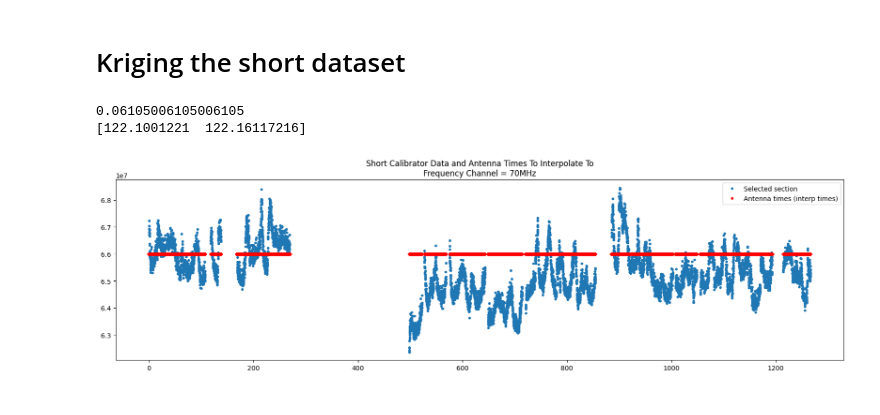
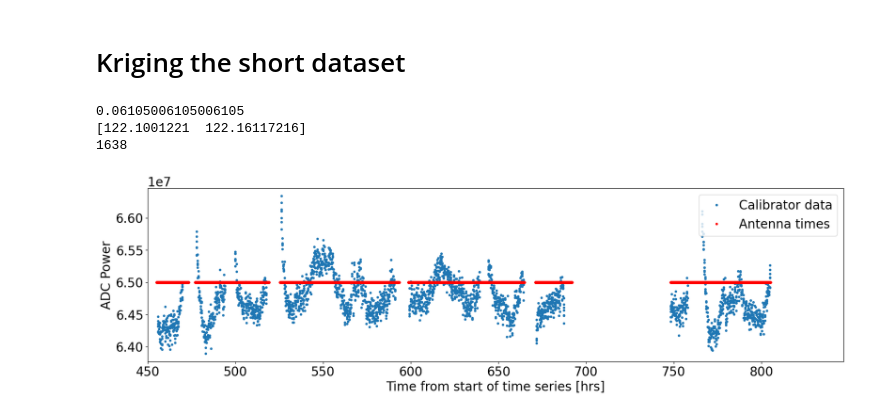
Before and after one commit to PRIZM-Experiment/prizm-calibration, a Jupyter notebook: Kriging-WithModule.ipynb, the cells around one changed output. Drawn from its saved outputs; the diff is of its cells as text; code cells hidden in the pictures.

```diff
--- a/Kriging-WithModule.ipynb
+++ b/Kriging-WithModule.ipynb
@@ -21,14 +21,18 @@ freqarr, freqstep = np.linspace(0,250,4096,retstep=True) # Based on number of fr
 # maxfreqarg = int(maxfreq/freqstep)
 print(freqstep)
 print(freqarr[2000:2002])
+freq = 100 # MHz
+freq_index = int(freq/freqstep)
+print(freq_index)
 # %% [output]
 0.06105006105006105
 [122.1001221  122.16117216]
+1638
 # %%
 # Load in the data
 year = '2021'
 instrument = '100MHz'
-channel = 'EW'
+channel = 'NS'
 
 datadir = '../test_data/'+year+'/'+instrument+'/'+channel+'/'
 
@@ -40,30 +44,33 @@ t_ant = np.load(datadir+'antsystime_'+year+'_'+instrument+'_'+channel+'.npy')
 # %%
 # Optional: select a subset of the data (mostly for testing)
 # tmax=1.6374e9
 # tmin=1.6365e9
-tmax=1.636e9
+# tmax=1.636e9
 tmax=np.inf
 tmin=0
 
 mask=(t>tmin)&(t<tmax)
 tt=t[mask]
 dd=dat[mask,:]
 
 ant_mask = (t_ant>tmin)&(t_ant<tmax)
 tt_ant = t_ant[ant_mask]
 
 # Pick a freq_index to plot (the fit is done for all frequencies)
-freq = 70 # MHz
-freq_index = int(freq/freqstep)
-
+plt.rcParams.update({'font.size': 20})
 plt.figure(figsize=(20,5))
-plt.plot((tt-tt[0])/3600,dd[:,freq_index],'.',label='Selected section')
-plt.plot((tt_ant-tt[0])/3600,[6.6e7 for ti in tt_ant],'.',color='red',label='Antenna times (interp times)')
-plt.title('Short Calibrator Data and Antenna Times To Interpolate To\nFrequency Channel = '+str(freq)+'MHz')
-plt.legend()
+plt.plot((tt-tt[0])/3600,dd[:,freq_index],'.',label='Calibrator data')
+plt.plot((tt_ant-tt[0])/3600,[6.5e7 for ti in tt_ant],'.',color='red',label='Antenna times')
+# plt.title('Short Calibrator Data and Antenna Times To Interpolate To\nFrequency Channel = '+str(freq)+'MHz')
+# plt.xlim(left=-40,right=60)
+plt.xlim(left=450)
+plt.xlabel('Time from start of time series [hrs]')
+plt.ylabel('ADC Power')
+plt.legend(loc='upper right')
+# plt.savefig('PreInterp3.png',bbox_inches='tight',dpi=300)
 plt.show()
 # %% [output]
-[figure, old version]
+[figure, new version]
 # %%
 # Step 1: Initialize Kriging class
 # You can actually pass tmax and tmin to the Kriging object and it'll select for you
```
Also changed, not shown: parts of 4 cells of this notebook, 7 other files.
